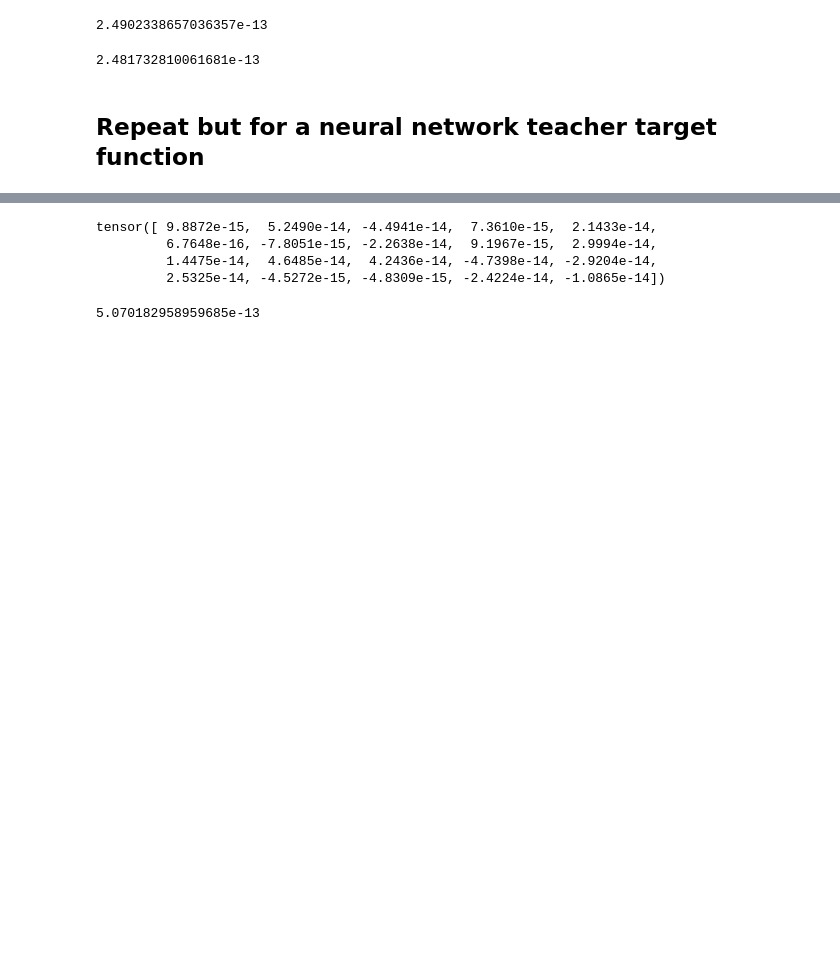
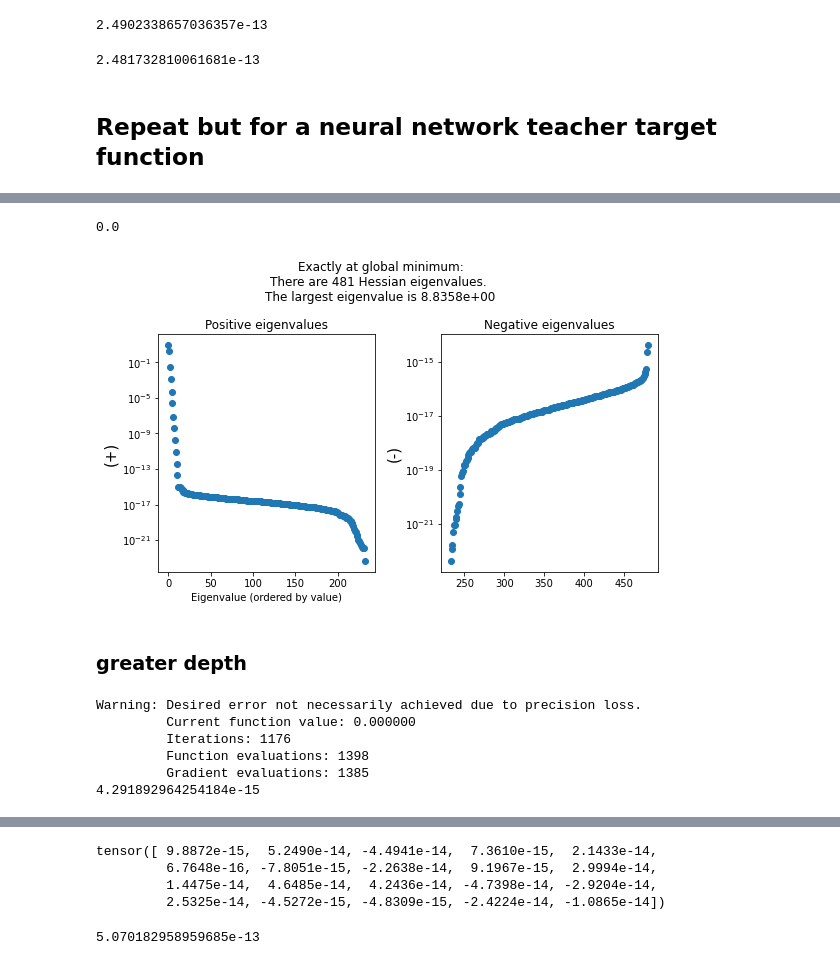
Before and after one commit to ejmichaud/precision-ml, a Jupyter notebook: notebooks/misc/eigenvalue-spectrum-mse.ipynb, the cells around one changed output, grey strips where cells are left out. Cells and saved outputs as stored; diff of their text form; code cells hidden in the pictures; blank space fills up the shorter version.

```diff
--- a/notebooks/eigenvalue-spectrum-mse.ipynb
+++ b/notebooks/misc/eigenvalue-spectrum-mse.ipynb
@@ -472,0 +473,41 @@ plt.tight_layout()
+# %%
+target_params = dict(list(teacher.named_parameters()))
+for name, p in mlp.named_parameters():
+    p.data = target_params[name].clone()
+
+l = mse_loss_fn_torch(mlp(x_i), y_i).item()
+print(l)
+mlp.zero_grad()
+
+hessian = hessian_autograd(mlp, mse_loss_fn_torch, x_i, y_i)
+vals, vs = decompose_hessian(hessian, lenghts, shapes)
+mlp.zero_grad()
+
+positives = [x for x in vals.numpy() if x >= 0]
+negatives = [x for x in vals.numpy() if x < 0]
+positives.reverse()
+negatives.reverse()
+
+plt.figure(figsize=(8, 5))
+
+plt.subplot(1, 2, 1)
+plt.scatter(list(range(len(positives))), positives)
+plt.yscale('log')
+plt.title("Positive eigenvalues")
+plt.ylabel("(+)", fontsize=15)
+plt.xlabel("Eigenvalue (ordered by value)")
+
+plt.subplot(1, 2, 2)
+plt.scatter(list(range(len(positives), len(positives) + len(negatives))), np.abs(negatives))
+plt.yscale('log')
+plt.title("Negative eigenvalues")
+plt.ylabel("(-)", fontsize=15)
+
+plt.suptitle("Exactly at global minimum:\nThere are {0:d} Hessian eigenvalues. \nThe largest eigenvalue is {1:.4e}".format(len(vals), max(positives)))
+
+plt.tight_layout()
+# %% [output]
+0.0
+[figure, added]
+# %% [markdown]
+### greater depth
@@ -472,0 +552,31 @@ plt.tight_layout()
+# %%
+result = optimize.minimize(loss,
+                       param_vector,
+                       args=(lenghts, shapes, mlp, mse_loss_fn_torch, x_i, y_i, device),
+                       jac=gradient,
+                       method='BFGS',
+                       options={
+                           'disp': True,
+                           'gtol': 1e-40,
+                           'maxiter': 25000,
+#                                'finite_diff_rel_step': 1e-15
+                       },
+                    )
+
+l = 0
+for j, param in enumerate(mlp.parameters()):
+    param_data = result.x[l:l+lenghts[j]]
+    l += lenghts[j]
+    param_data_shaped = param_data.reshape(shapes[j])
+    param.data = torch.tensor(param_data_shaped).to(device)
+
+l = mse_loss_fn_torch(mlp(x_i), y_i).item()
+print(l)
+mlp.zero_grad()
+# %% [output]
+Warning: Desired error not necessarily achieved due to precision loss.
+         Current function value: 0.000000
+         Iterations: 1176
+         Function evaluations: 1398
+         Gradient evaluations: 1385
+4.291892964254184e-15
```
Also changed, not shown: parts of 8 cells of this notebook, 1 other file.
